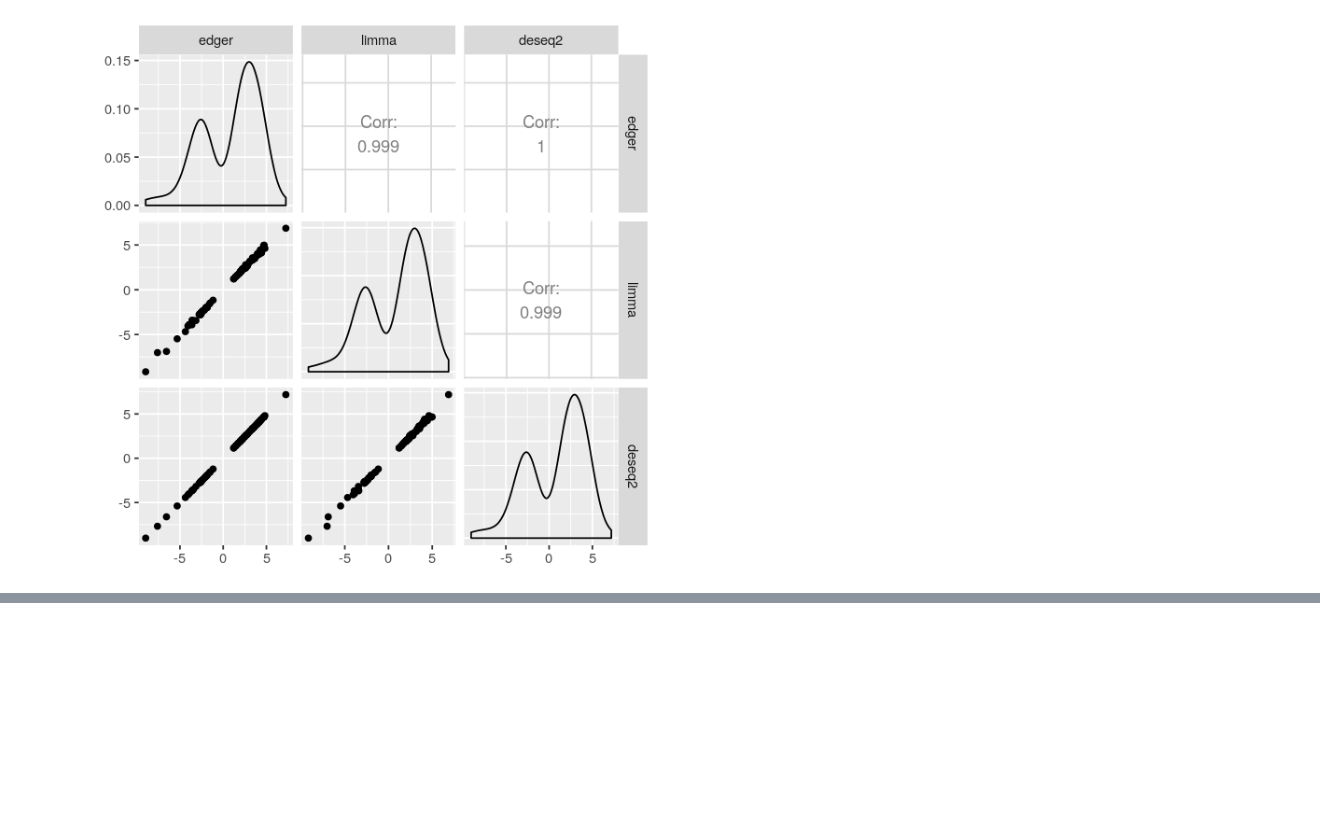
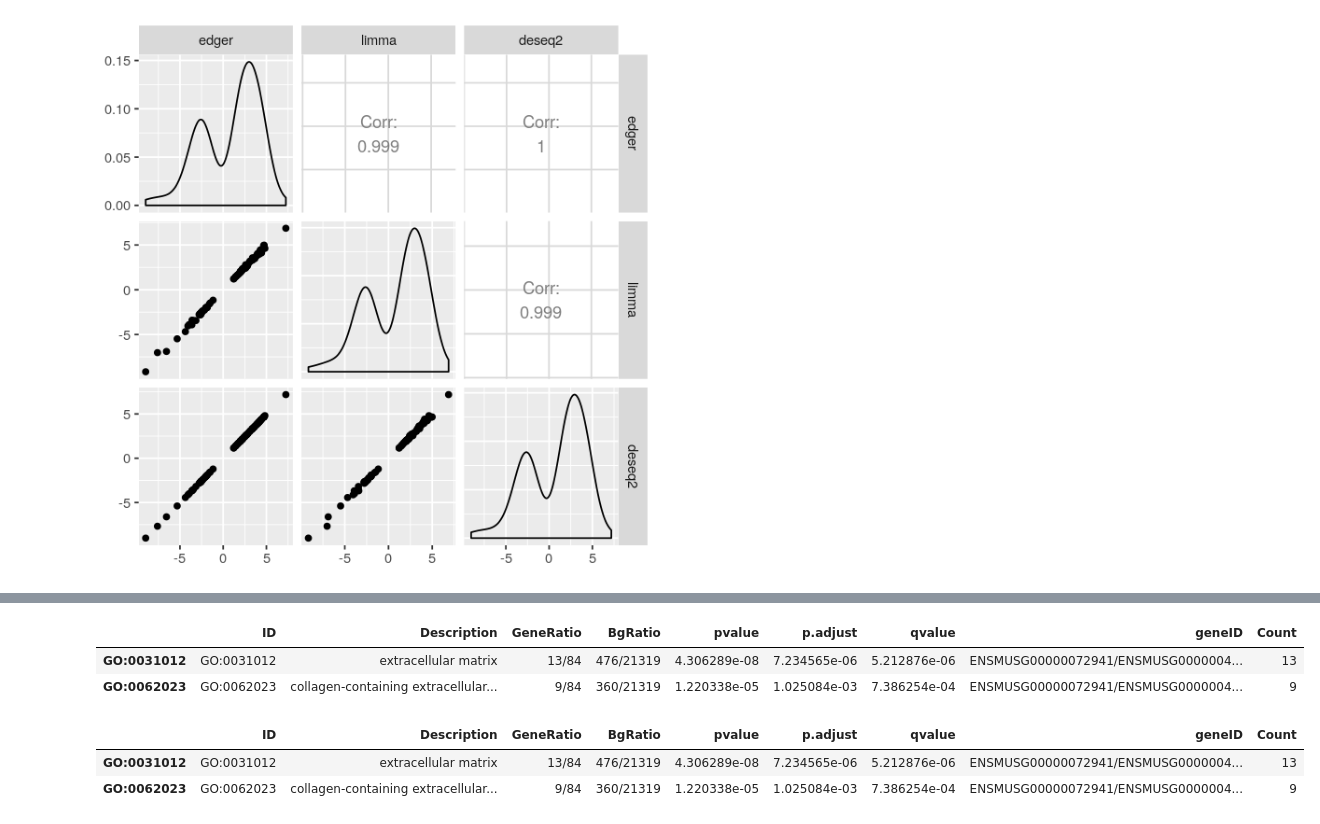
Before and after one commit to Sophia-art/EukaryoticTranscriptomics, a Jupyter notebook: exp_DGE.ipynb, the cells around one changed output, grey strips where cells are left out. Saved outputs shown, nothing was run; the diff lists cells and outputs as text; code cells hidden in the pictures; blank space fills up the shorter version.

```diff
--- a/exp_DGE.ipynb
+++ b/exp_DGE.ipynb
@@ -643,0 +687,9 @@ anno.DESeq <- select( EnsDb.Mmusculus.v75,
+# %%
+ego <- enrichGO(gene          = DGEgenes.intersection,
+                OrgDb         = org.Mm.eg.db,
+                keyType       = 'ENSEMBL',
+                ont           = "CC",
+                pAdjustMethod = "BH",
+                pvalueCutoff  = 0.01,
+                qvalueCutoff  = 0.05)
+# %% [output]
@@ -643,0 +698,9 @@ anno.DESeq <- select( EnsDb.Mmusculus.v75,
+|  | ID | Description | GeneRatio | BgRatio | pvalue | p.adjust | qvalue | geneID | Count |
+| GO:0031012 | GO:0031012 | extracellular matrix | 13/84 | 476/21319 | 4.306289e-08 | 7.234565e-06 | 5.212876e-06 | ENSMUSG00000072941/ENSMUSG0000004... | 13 |
+| GO:0062023 | GO:0062023 | collagen-containing extracellular... | 9/84 | 360/21319 | 1.220338e-05 | 1.025084e-03 | 7.386254e-04 | ENSMUSG00000072941/ENSMUSG0000004... | 9 |
+# %%
+as.data.frame(ego)
+# %% [output]
+|  | ID | Description | GeneRatio | BgRatio | pvalue | p.adjust | qvalue | geneID | Count |
+| GO:0031012 | GO:0031012 | extracellular matrix | 13/84 | 476/21319 | 4.306289e-08 | 7.234565e-06 | 5.212876e-06 | ENSMUSG00000072941/ENSMUSG0000004... | 13 |
+| GO:0062023 | GO:0062023 | collagen-containing extracellular... | 9/84 | 360/21319 | 1.220338e-05 | 1.025084e-03 | 7.386254e-04 | ENSMUSG00000072941/ENSMUSG0000004... | 9 |
```
Also changed, not shown: parts of 25 cells of this notebook.
